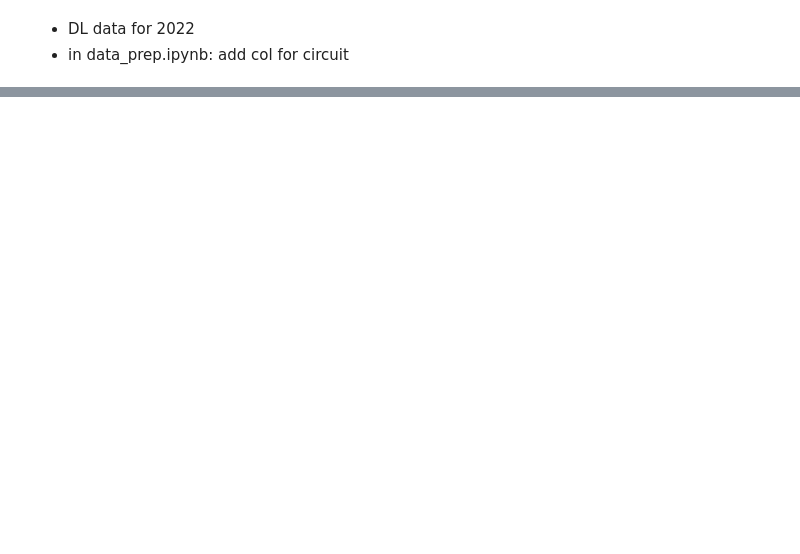
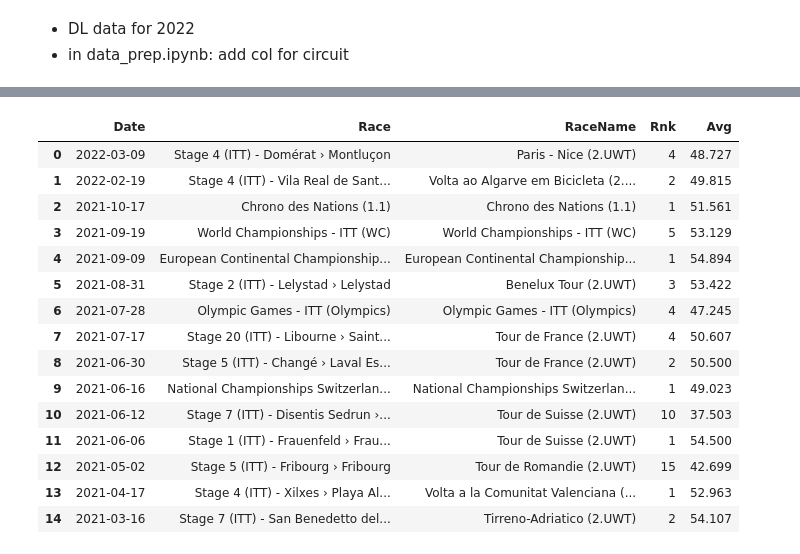
Before and after one commit to K-Schubert/TdF-Winners, a Jupyter notebook: notebooks/talent_id.ipynb, the cells around one changed output, grey strips where cells are left out. Drawn from its saved outputs; the diff is of its cells as text; code cells hidden in the pictures; blank space fills up the shorter version.

```diff
--- a/notebooks/talent_id.ipynb
+++ b/notebooks/talent_id.ipynb
@@ -145,0 +177,20 @@ year
+# %%
+df_res = pd.DataFrame(res, columns=['Date', 'Race', 'RaceName', 'Rnk', 'Avg'])
+df_res
+# %% [output]
+|  | Date | Race | RaceName | Rnk | Avg |
+| 0 | 2022-03-09 | Stage 4 (ITT) - Domérat › Montluçon | Paris - Nice (2.UWT) | 4 | 48.727 |
+| 1 | 2022-02-19 | Stage 4 (ITT) - Vila Real de Sant... | Volta ao Algarve em Bicicleta (2.... | 2 | 49.815 |
+| 2 | 2021-10-17 | Chrono des Nations (1.1) | Chrono des Nations (1.1) | 1 | 51.561 |
+| 3 | 2021-09-19 | World Championships - ITT (WC) | World Championships - ITT (WC) | 5 | 53.129 |
+| 4 | 2021-09-09 | European Continental Championship... | European Continental Championship... | 1 | 54.894 |
+| 5 | 2021-08-31 | Stage 2 (ITT) - Lelystad › Lelystad | Benelux Tour (2.UWT) | 3 | 53.422 |
+| 6 | 2021-07-28 | Olympic Games - ITT (Olympics) | Olympic Games - ITT (Olympics) | 4 | 47.245 |
+| 7 | 2021-07-17 | Stage 20 (ITT) - Libourne › Saint... | Tour de France (2.UWT) | 4 | 50.607 |
+| 8 | 2021-06-30 | Stage 5 (ITT) - Changé › Laval Es... | Tour de France (2.UWT) | 2 | 50.500 |
+| 9 | 2021-06-16 | National Championships Switzerlan... | National Championships Switzerlan... | 1 | 49.023 |
+| 10 | 2021-06-12 | Stage 7 (ITT) - Disentis Sedrun ›... | Tour de Suisse (2.UWT) | 10 | 37.503 |
+| 11 | 2021-06-06 | Stage 1 (ITT) - Frauenfeld › Frau... | Tour de Suisse (2.UWT) | 1 | 54.500 |
+| 12 | 2021-05-02 | Stage 5 (ITT) - Fribourg › Fribourg | Tour de Romandie (2.UWT) | 15 | 42.699 |
+| 13 | 2021-04-17 | Stage 4 (ITT) - Xilxes › Playa Al... | Volta a la Comunitat Valenciana (... | 1 | 52.963 |
+| 14 | 2021-03-16 | Stage 7 (ITT) - San Benedetto del... | Tirreno-Adriatico (2.UWT) | 2 | 54.107 |
```
Also changed, not shown: parts of 19 cells of this notebook.
